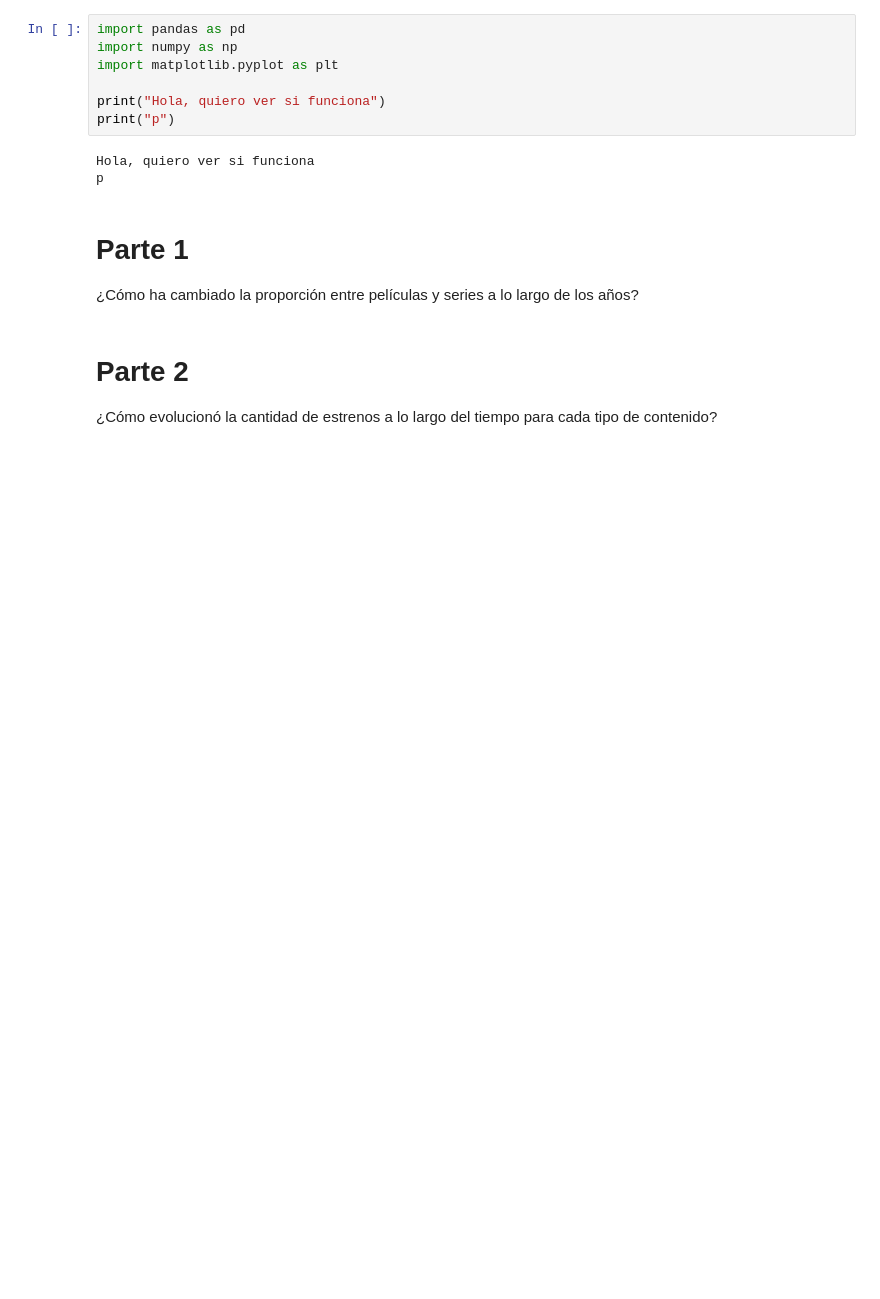
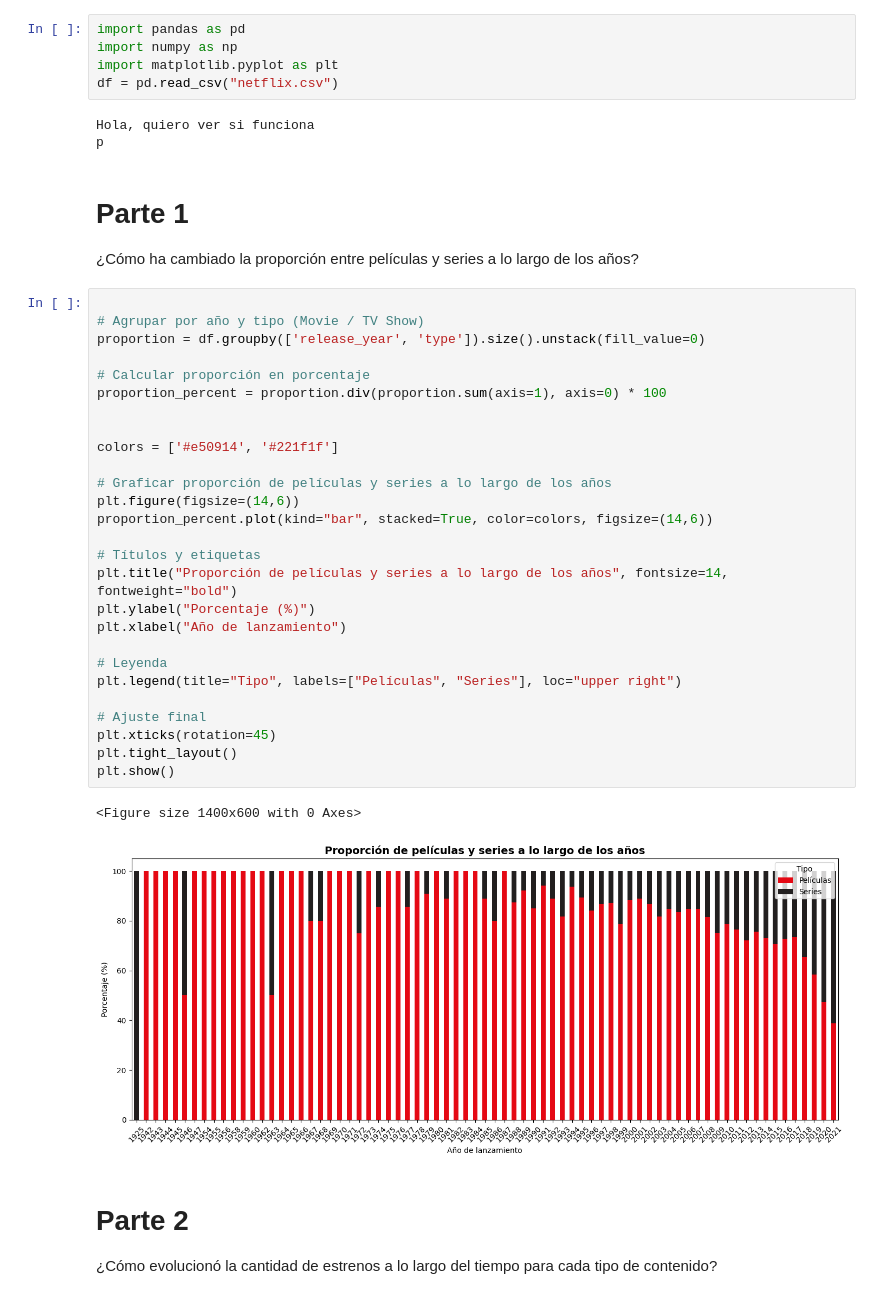
Before and after one commit to AnaMenoni/Practico-2-Analisis-de-Datos, a Jupyter notebook: practico2.ipynb, the cells around one changed output. Cells and saved outputs as stored; diff of their text form; blank space fills up the shorter version.

```diff
--- a/practico2.ipynb
+++ b/practico2.ipynb
@@ -4,9 +4,7 @@
 import pandas as pd
 import numpy as np
 import matplotlib.pyplot as plt
-
-print("Hola, quiero ver si funciona")
-print("p")
+df = pd.read_csv("netflix.csv")
 # %% [output]
 Hola, quiero ver si funciona
 p
@@ -14,6 +12,36 @@ p
 # Parte 1
 ¿Cómo ha cambiado la proporción entre películas y series a lo
 largo de los años?
+# %%
+
+# Agrupar por año y tipo (Movie / TV Show)
+proportion = df.groupby(['release_year', 'type']).size().unstack(fill_value=0)
+
+# Calcular proporción en porcentaje
+proportion_percent = proportion.div(proportion.sum(axis=1), axis=0) * 100
+
+
+colors = ['#e50914', '#221f1f']
+
+# Graficar proporción de películas y series a lo largo de los años
+plt.figure(figsize=(14,6))
+proportion_percent.plot(kind="bar", stacked=True, color=colors, figsize=(14,6))
+
+# Títulos y etiquetas
+plt.title("Proporción de películas y series a lo largo de los años", fontsize=14, fontweight="bold")
+plt.ylabel("Porcentaje (%)")
+plt.xlabel("Año de lanzamiento")
+
+# Leyenda
+plt.legend(title="Tipo", labels=["Películas", "Series"], loc="upper right")
+
+# Ajuste final
+plt.xticks(rotation=45)
+plt.tight_layout()
+plt.show()
+# %% [output]
+<Figure size 1400x600 with 0 Axes>
+[figure, added]
 # %% [markdown]
 # Parte 2
 ¿Cómo evolucionó la cantidad de estrenos a lo largo del tiempo
```
Also changed, not shown: parts of 5 cells of this notebook.
